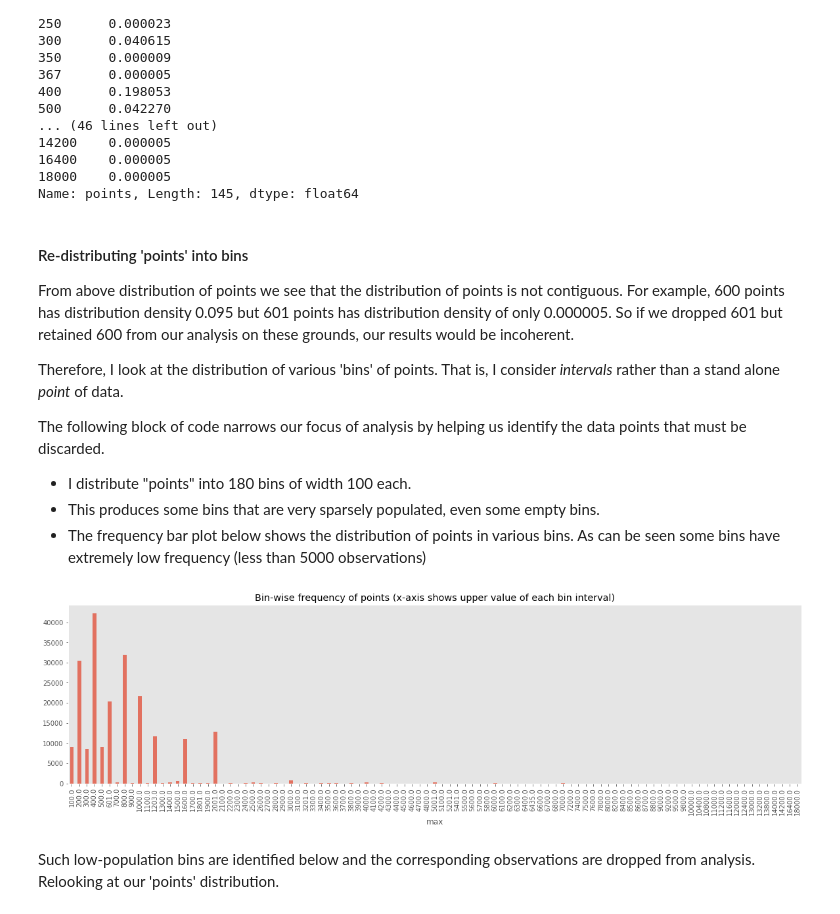
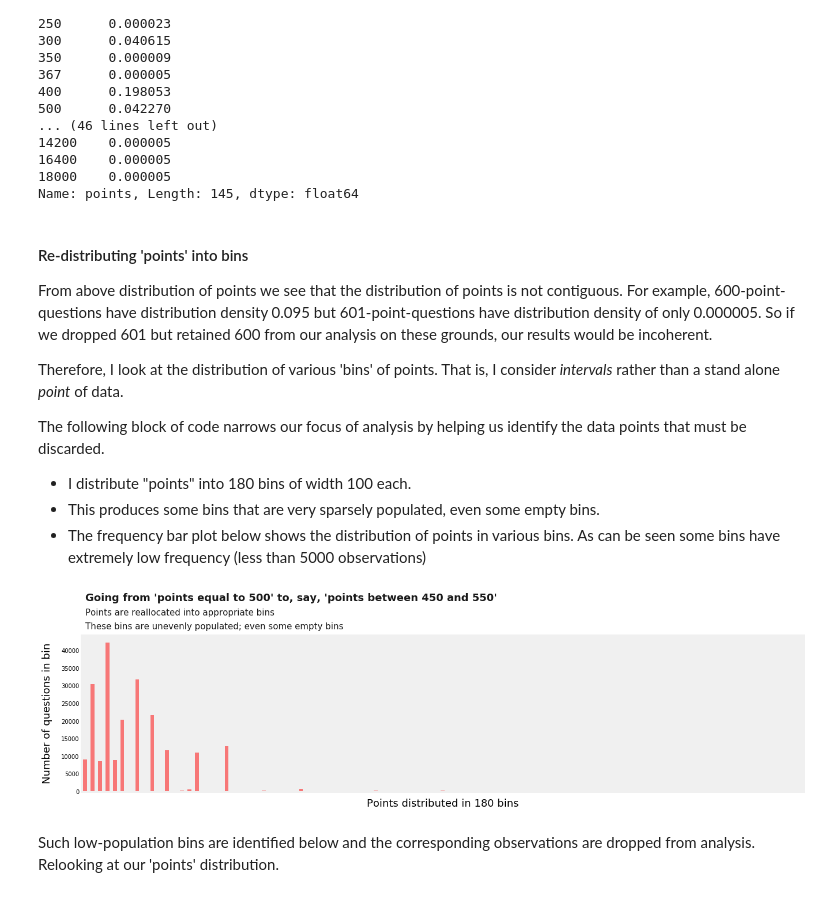
Before and after one commit to rajatbarve/Jeopardy, a Jupyter notebook: Jeopardy_game.ipynb, the cells around one changed output. Drawn from its saved outputs; the diff is of its cells as text; code cells hidden in the pictures.

```diff
--- a/Jeopardy_game.ipynb
+++ b/Jeopardy_game.ipynb
@@ -9,7 +9,7 @@ import pandas as pd
 from matplotlib import pyplot as plt
 import numpy as np
 import seaborn as sns
-plt.style.use('ggplot')
+plt.style.use('fivethirtyeight')
 #fig, ax=plt.subplots(figsize=(15,8))
 %matplotlib inline
 # %%
@@ -99,0 +85,20 @@ ax2.grid(False)
+# %%
+fig, axes=plt.subplots(1,2,figsize=(15,5))
+ax1=axes[0]
+ax2=axes[1]
+kdeplot=jeopardy["points"].plot.kde(ax=ax1,xlim=(0,jeopardy["points"].max()),alpha=0.6,color='red');
+histplot=jeopardy["points"].plot.hist(ax=ax2,xlim=(0,jeopardy["points"].max()),alpha=0.6,bins=200,color='red');
+ax1.set_xlabel("Points");
+ax2.set_xlabel("Points");
+
+kdeplot.set_xlim(50,18000)
+kdeplot.text(x=0,y=0.00182,s="That's 'Right'! the graph is skewed",fontsize=16,weight='bold',alpha=0.9);
+kdeplot.text(x=0,y=0.0017,s="Points from the gameshow are unevenly distributed",fontsize=13,alpha=0.9);
+kdeplot.set_xlabel("Points earned by a contestant on getting the question right",labelpad=9)
+
+histplot.set_xlim(left=50,right=18000)
+histplot.text(x=0,y=50000,s="Histogram of points",fontsize=16,weight='bold',alpha=0.9);
+histplot.text(x=0,y=46000,s="These tail-end points will not make the chunk of our analysis ",fontsize=13,alpha=0.9);
+histplot.set_xlabel("Points earned by a contestant on getting the question right",labelpad=8)
+ax1.grid(False)
+ax2.grid(False)
@@ -132,7 +139,7 @@ jeopardy["points"].value_counts(normalize=True).sort_index()
 Name: points, Length: 145, dtype: float64
 # %% [markdown]
 #### Re-distributing 'points' into bins
-From above distribution of points we see that the distribution of points is not contiguous. For example, 600 points has distribution density 0.095 but 601 points has distribution density of only 0.000005.
+From above distribution of points we see that the distribution of points is not contiguous. For example, 600-point-questions have distribution density 0.095 but 601-point-questions have distribution density of only 0.000005.
 So if we dropped 601 but retained 600 from our analysis on these grounds, our results would be incoherent.
 
 Therefore, I look at the distribution of various 'bins' of points. That is, I consider _intervals_ rather than a stand alone _point_ of data.
@@ -144,16 +151,22 @@ The following block of code narrows our focus of analysis by helping us identify
 # %%
 jeopardy["points_bins"]=pd.cut(jeopardy["points"],bins=180).values
 dummy=jeopardy.groupby("points_bins")["points"].describe().sort_values("count",ascending=False).reset_index()
+
 dummy.drop(dummy.loc[dummy["count"]==0].index,inplace=True)
 dummy.sort_values("max",inplace=True)
 fig, ax1=plt.subplots()
-(dummy.plot(x="max",y="count",ax=ax1,kind='bar',rot=90,figsize=(20,5),alpha=0.75, legend=False,
-            title="Bin-wise frequency of points (x-axis shows upper value of each bin interval)"));
+myplot=(dummy.plot(x="max",y="count",ax=ax1,kind='bar',rot=90,figsize=(20,5),alpha=0.5, legend=False,color='red'));
 ax1.grid(False)
 
-#dummy[dummy["count"]>=5000]["count"].cumsum()
+histplot.text(x=0,y=50000,s="Histogram of points",fontsize=16,weight='bold',alpha=0.9);
+myplot.set_xticks([]);
+myplot.set_xlabel("Points distributed in 180 bins",labelpad=12,fontsize=18);
+myplot.set_ylabel("Number of questions in bin",labelpad=15,fontsize=18);
+myplot.text(x=0,y=54000,s="Going from 'points equal to 500' to, say, 'points between 450 and 550'",fontsize=18,weight='bold',alpha=0.9);
+myplot.text(x=0,y=50000,s="Points are reallocated into appropriate bins",fontsize=15,alpha=0.9);
+myplot.text(x=0,y=46000,s="These bins are unevenly populated; even some empty bins",fontsize=15,alpha=0.9);
 # %% [output]
-[figure, old version]
+[figure, new version]
 # %% [markdown]
 Such low-population bins are identified below and the corresponding observations are dropped from analysis. Relooking at our 'points' distribution.
 # %%
```
Also changed, not shown: parts of 12 cells of this notebook.
